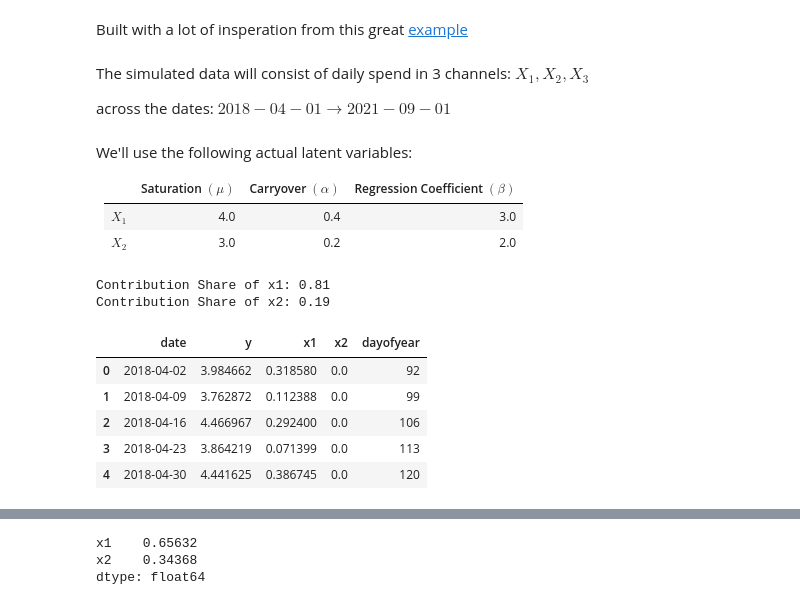
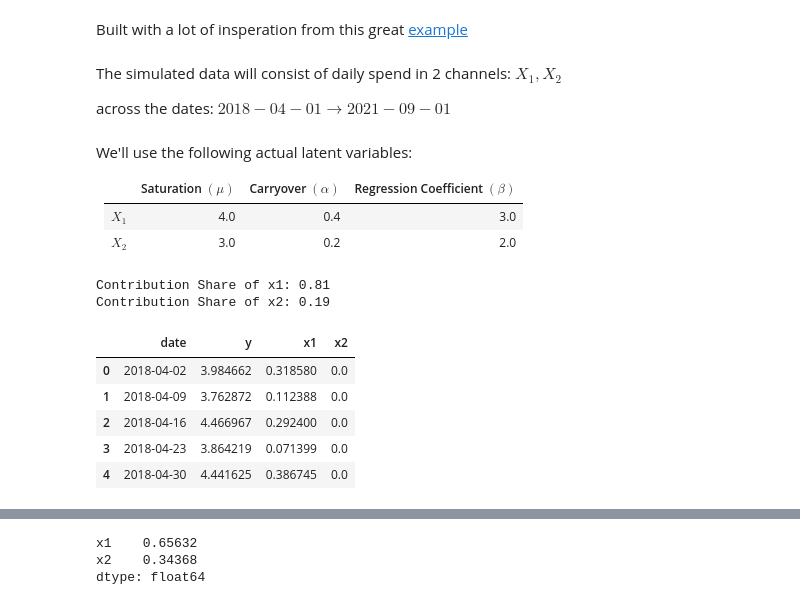
Before and after one commit to royrvd/final-project-in-data-science, a Jupyter notebook: Final Project Plots.ipynb, the cells around one changed output, grey strips where cells are left out. Saved outputs shown, nothing was run; the diff lists cells and outputs as text; code cells hidden in the pictures.

```diff
--- a/Final Project Plots.ipynb
+++ b/Final Project Plots.ipynb
@@ -98,7 +99,7 @@ plt.tight_layout();
 # %% [markdown]
 Built with a lot of insperation from this great [example](https://www.pymc-marketing.io/en/stable/notebooks/mmm/mmm_example.html)
 # %% [markdown]
-The simulated data will consist of daily spend in 3 channels: $X_1, X_2 , X_3$
+The simulated data will consist of daily spend in 2 channels: $X_1, X_2$
 
 across the dates: $2018-04-01 \to 2021-09-01$
 # %% [markdown]
@@ -125,8 +130,4 @@ betas = [beta_1, beta_2]
 # %%
-# date range
-min_date = pd.to_datetime("2018-04-01")
-max_date = pd.to_datetime("2021-09-01")
-
 df = pd.DataFrame(
     data={"date": pd.date_range(start=min_date, end=max_date, freq="W-MON")}
 ).assign(
@@ -179,38 +180,37 @@ df["y"] = (
     + beta_2 * df["x2_carryover_reach"]
     + df["epsilon"]
 )
-
-contribution_share_x1: float = (beta_1 * df["x1_carryover_reach"]).sum() / (
-    beta_1 * df["x1_carryover_reach"] + beta_2 * df["x2_carryover_reach"]
-).sum()
-
-contribution_share_x2: float = (beta_2 * df["x2_carryover_reach"]).sum() / (
-    beta_1 * df["x1_carryover_reach"] + beta_2 * df["x2_carryover_reach"]
-).sum()
-
-print(f"Contribution Share of x1: {contribution_share_x1:.2f}")
-print(f"Contribution Share of x2: {contribution_share_x2:.2f}")
-# %% [output]
-Contribution Share of x1: 0.81
-Contribution Share of x2: 0.19
+# %%
+contribution_share_x1: float = (beta_1 * df["x1_carryover_reach"]).sum() / (
+    beta_1 * df["x1_carryover_reach"] + beta_2 * df["x2_carryover_reach"]
+).sum()
+
+contribution_share_x2: float = (beta_2 * df["x2_carryover_reach"]).sum() / (
+    beta_1 * df["x1_carryover_reach"] + beta_2 * df["x2_carryover_reach"]
+).sum()
+
+print(f"Contribution Share of x1: {contribution_share_x1:.2f}")
+print(f"Contribution Share of x2: {contribution_share_x2:.2f}")
+# %% [output]
+Contribution Share of x1: 0.81
+Contribution Share of x2: 0.19
 # %%
 columns_to_keep = [
     "date",
     "y",
     "x1",
     "x2",
-    "dayofyear",
 ]
 
 data = df[columns_to_keep].copy()
 data.head()
 # %% [output]
-|  | date | y | x1 | x2 | dayofyear |
-| 0 | 2018-04-02 | 3.984662 | 0.318580 | 0.0 | 92 |
-| 1 | 2018-04-09 | 3.762872 | 0.112388 | 0.0 | 99 |
-| 2 | 2018-04-16 | 4.466967 | 0.292400 | 0.0 | 106 |
-| 3 | 2018-04-23 | 3.864219 | 0.071399 | 0.0 | 113 |
-| 4 | 2018-04-30 | 4.441625 | 0.386745 | 0.0 | 120 |
+|  | date | y | x1 | x2 |
+| 0 | 2018-04-02 | 3.984662 | 0.318580 | 0.0 |
+| 1 | 2018-04-09 | 3.762872 | 0.112388 | 0.0 |
+| 2 | 2018-04-16 | 4.466967 | 0.292400 | 0.0 |
+| 3 | 2018-04-23 | 3.864219 | 0.071399 | 0.0 |
+| 4 | 2018-04-30 | 4.441625 | 0.386745 | 0.0 |
 # %%
 fig, ax = plt.subplots(
     nrows=2, ncols=1, figsize=(10, 7), sharex=True, sharey=True, layout="constrained"
```
Also changed, not shown: parts of 36 cells of this notebook.
